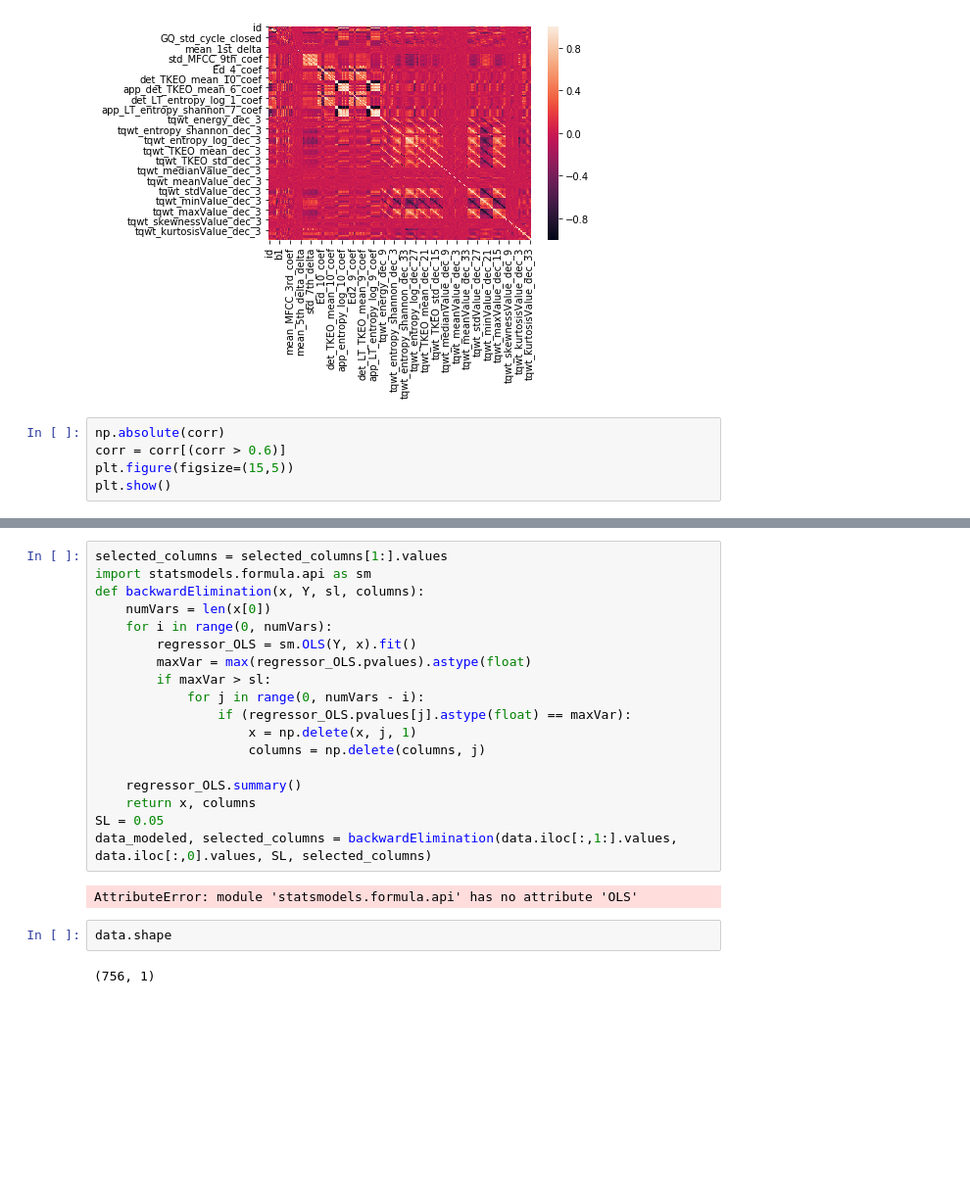
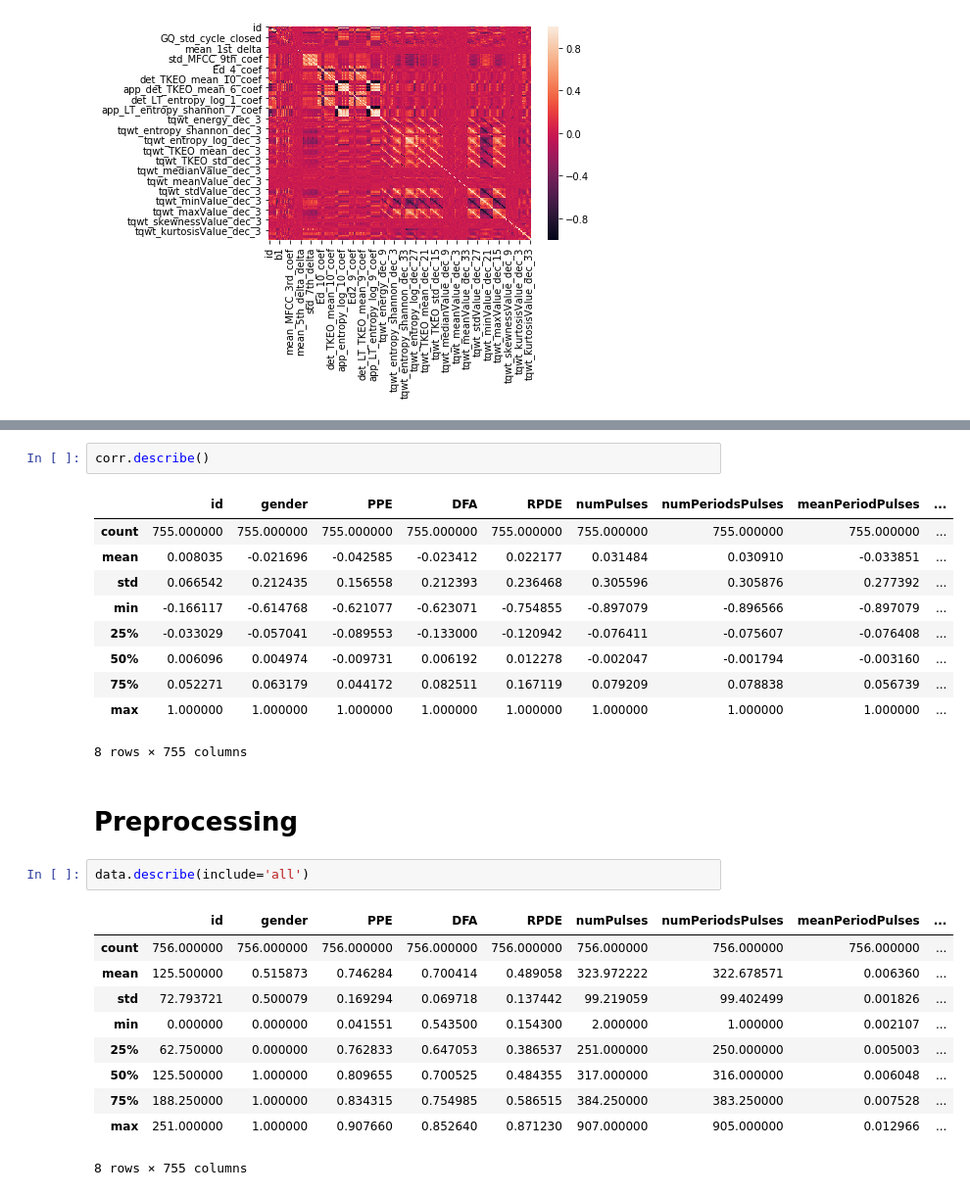
Before and after one commit to mskl/ist-mi-cdadosi7, a Jupyter notebook: project/roos_project.ipynb, the cells around one changed output, grey strips where cells are left out. Shown at 98% size. Saved outputs shown, nothing was run; the diff lists cells and outputs as text; blank space fills up the shorter version.

```diff
--- a/project/roos_project.ipynb
+++ b/project/roos_project.ipynb
@@ -163,8 +163,3 @@ sns.heatmap(corr)
 # %% [output]
 <matplotlib.axes._subplots.AxesSubplot at 0x...>
 [figure]
-# %%
-np.absolute(corr)
-corr = corr[(corr > 0.6)]
-plt.figure(figsize=(15,5))
-plt.show()
@@ -181,24 +166,28 @@ np.random.seed(123)
-# %%
-selected_columns = selected_columns[1:].values
-import statsmodels.formula.api as sm
-def backwardElimination(x, Y, sl, columns):
-    numVars = len(x[0])
-    for i in range(0, numVars):
-        regressor_OLS = sm.OLS(Y, x).fit()
-        maxVar = max(regressor_OLS.pvalues).astype(float)
-        if maxVar > sl:
-            for j in range(0, numVars - i):
-                if (regressor_OLS.pvalues[j].astype(float) == maxVar):
-                    x = np.delete(x, j, 1)
-                    columns = np.delete(columns, j)
-
-    regressor_OLS.summary()
-    return x, columns
-SL = 0.05
-data_modeled, selected_columns = backwardElimination(data.iloc[:,1:].values, data.iloc[:,0].values, SL, selected_columns)
-# %% [output]
-AttributeError: module 'statsmodels.formula.api' has no attribute 'OLS'
-# %%
-data.shape
-# %% [output]
-(756, 1)
+# %%
+corr.describe()
+# %% [output]
+|  | id | gender | PPE | DFA | RPDE | numPulses | numPeriodsPulses | meanPeriodPulses | ... |
+| count | 755.000000 | 755.000000 | 755.000000 | 755.000000 | 755.000000 | 755.000000 | 755.000000 | 755.000000 | ... |
+| mean | 0.008035 | -0.021696 | -0.042585 | -0.023412 | 0.022177 | 0.031484 | 0.030910 | -0.033851 | ... |
+| std | 0.066542 | 0.212435 | 0.156558 | 0.212393 | 0.236468 | 0.305596 | 0.305876 | 0.277392 | ... |
+| min | -0.166117 | -0.614768 | -0.621077 | -0.623071 | -0.754855 | -0.897079 | -0.896566 | -0.897079 | ... |
+| 25% | -0.033029 | -0.057041 | -0.089553 | -0.133000 | -0.120942 | -0.076411 | -0.075607 | -0.076408 | ... |
+| 50% | 0.006096 | 0.004974 | -0.009731 | 0.006192 | 0.012278 | -0.002047 | -0.001794 | -0.003160 | ... |
+| 75% | 0.052271 | 0.063179 | 0.044172 | 0.082511 | 0.167119 | 0.079209 | 0.078838 | 0.056739 | ... |
+| max | 1.000000 | 1.000000 | 1.000000 | 1.000000 | 1.000000 | 1.000000 | 1.000000 | 1.000000 | ... |
+8 rows × 755 columns
+# %% [markdown]
+# Preprocessing
+# %%
+data.describe(include='all')
+# %% [output]
+|  | id | gender | PPE | DFA | RPDE | numPulses | numPeriodsPulses | meanPeriodPulses | ... |
+| count | 756.000000 | 756.000000 | 756.000000 | 756.000000 | 756.000000 | 756.000000 | 756.000000 | 756.000000 | ... |
+| mean | 125.500000 | 0.515873 | 0.746284 | 0.700414 | 0.489058 | 323.972222 | 322.678571 | 0.006360 | ... |
+| std | 72.793721 | 0.500079 | 0.169294 | 0.069718 | 0.137442 | 99.219059 | 99.402499 | 0.001826 | ... |
+| min | 0.000000 | 0.000000 | 0.041551 | 0.543500 | 0.154300 | 2.000000 | 1.000000 | 0.002107 | ... |
+| 25% | 62.750000 | 0.000000 | 0.762833 | 0.647053 | 0.386537 | 251.000000 | 250.000000 | 0.005003 | ... |
+| 50% | 125.500000 | 1.000000 | 0.809655 | 0.700525 | 0.484355 | 317.000000 | 316.000000 | 0.006048 | ... |
+| 75% | 188.250000 | 1.000000 | 0.834315 | 0.754985 | 0.586515 | 384.250000 | 383.250000 | 0.007528 | ... |
+| max | 251.000000 | 1.000000 | 0.907660 | 0.852640 | 0.871230 | 907.000000 | 905.000000 | 0.012966 | ... |
+8 rows × 755 columns
```
Also changed, not shown: parts of 5 cells of this notebook, 1 other file.
